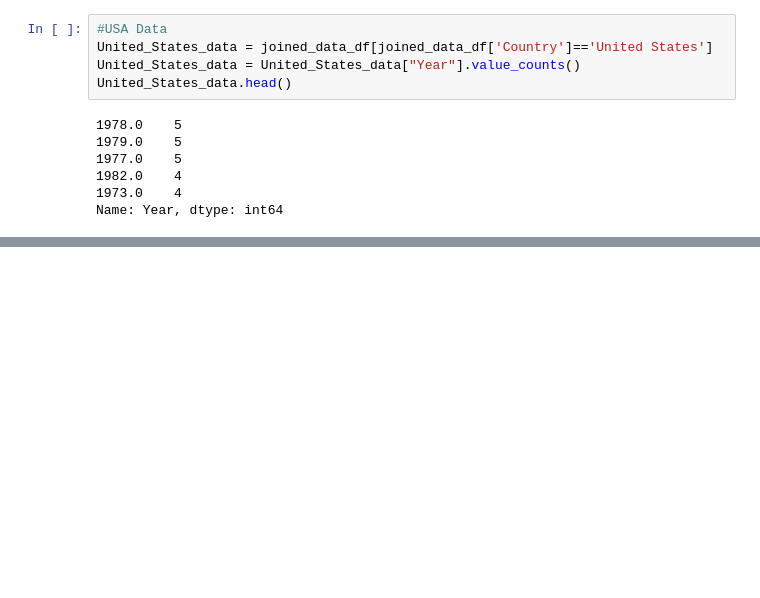
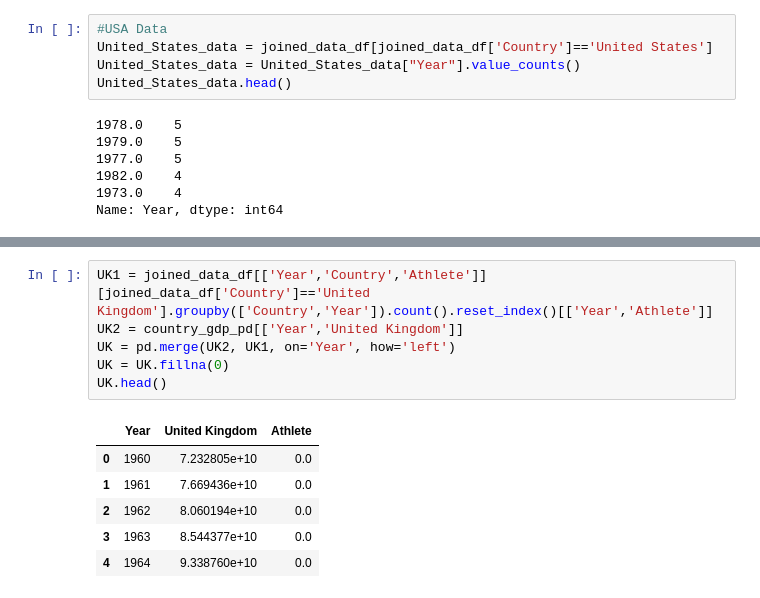
Before and after one commit to tonitiri/test-work, a Jupyter notebook: Group Project.ipynb, the cells around one changed output, grey strips where cells are left out. Saved outputs shown, nothing was run; the diff lists cells and outputs as text; blank space fills up the shorter version.

```diff
--- a/Group Project.ipynb
+++ b/Group Project.ipynb
@@ -127,0 +166,13 @@ Name: Year, dtype: int64
+# %%
+UK1 = joined_data_df[['Year','Country','Athlete']][joined_data_df['Country']=='United Kingdom'].groupby(['Country','Year']).count().reset_index()[['Year','Athlete']]
+UK2 = country_gdp_pd[['Year','United Kingdom']]
+UK = pd.merge(UK2, UK1, on='Year', how='left')
+UK = UK.fillna(0)
+UK.head()
+# %% [output]
+|  | Year | United Kingdom | Athlete |
+| 0 | 1960 | 7.232805e+10 | 0.0 |
+| 1 | 1961 | 7.669436e+10 | 0.0 |
+| 2 | 1962 | 8.060194e+10 | 0.0 |
+| 3 | 1963 | 8.544377e+10 | 0.0 |
+| 4 | 1964 | 9.338760e+10 | 0.0 |
```
Also changed, not shown: parts of 13 cells of this notebook, 3 other files.
